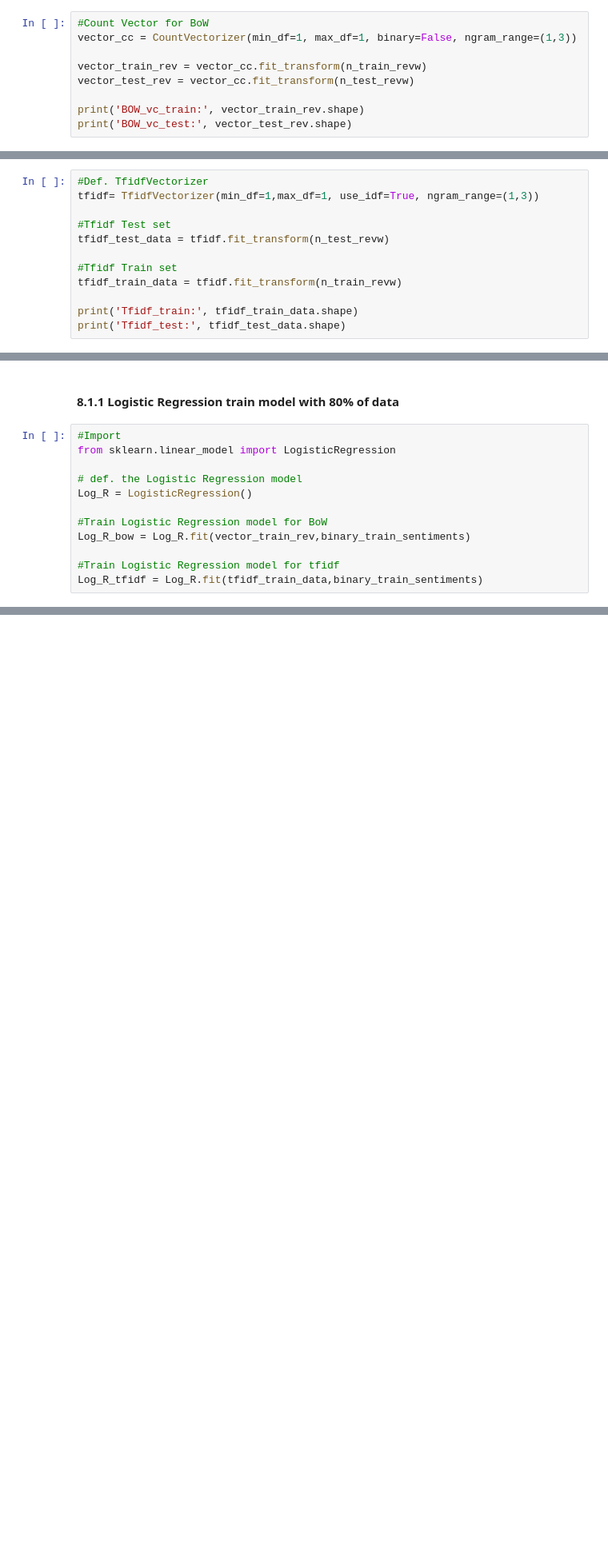
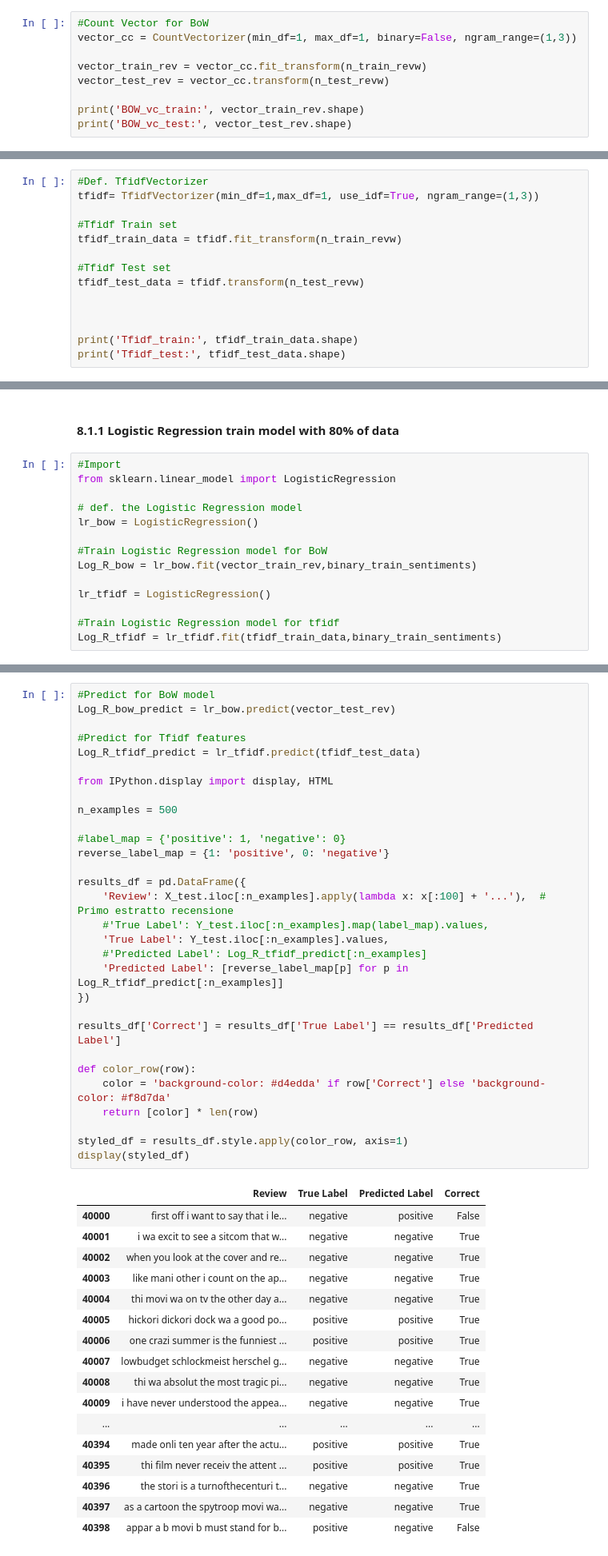
Before and after one commit to Sebaurzi02/Sentiment-Analysis-NLP-Model-Comparison, a Jupyter notebook: Sentiment_Analysis.ipynb, the cells around one changed output, grey strips where cells are left out. Shown: that part at 80% size. Saved outputs shown, nothing was run; the diff lists cells and outputs as text; blank space fills up the shorter version.

Commit message:
Fix Bug + Logistic Regression Results
rivedere meglio questi passaggi

```diff
--- a/Sentiment_Analysis.ipynb
+++ b/Sentiment_Analysis.ipynb
@@ -445,7 +445,7 @@ EX:
 vector_cc = CountVectorizer(min_df=1, max_df=1, binary=False, ngram_range=(1,3))
 
 vector_train_rev = vector_cc.fit_transform(n_train_revw)
-vector_test_rev = vector_cc.fit_transform(n_test_revw)
+vector_test_rev = vector_cc.transform(n_test_revw)
 
 print('BOW_vc_train:', vector_train_rev.shape)
 print('BOW_vc_test:', vector_test_rev.shape)
@@ -506,12 +506,14 @@ Where:
 #Def. TfidfVectorizer
 tfidf= TfidfVectorizer(min_df=1,max_df=1, use_idf=True, ngram_range=(1,3))
 
-#Tfidf Test set
-tfidf_test_data = tfidf.fit_transform(n_test_revw)
-
 #Tfidf Train set
 tfidf_train_data = tfidf.fit_transform(n_train_revw)
 
+#Tfidf Test set
+tfidf_test_data = tfidf.transform(n_test_revw)
+
+
+
 print('Tfidf_train:', tfidf_train_data.shape)
 print('Tfidf_test:', tfidf_test_data.shape)
 # %% [output]
@@ -687,10 +689,12 @@ aggiungere def logistic regression, successivamente e ripassarla....
 from sklearn.linear_model import LogisticRegression
 
 # def. the Logistic Regression model
-Log_R = LogisticRegression()
+lr_bow = LogisticRegression()
 
 #Train Logistic Regression model for BoW
-Log_R_bow = Log_R.fit(vector_train_rev,binary_train_sentiments)
+Log_R_bow = lr_bow.fit(vector_train_rev,binary_train_sentiments)
+
+lr_tfidf = LogisticRegression()
 
 #Train Logistic Regression model for tfidf
-Log_R_tfidf = Log_R.fit(tfidf_train_data,binary_train_sentiments)
+Log_R_tfidf = lr_tfidf.fit(tfidf_train_data,binary_train_sentiments)
@@ -696,0 +703,48 @@ Log_R_tfidf = Log_R.fit(tfidf_train_data,binary_train_sentiments)
+# %%
+#Predict for BoW model
+Log_R_bow_predict = lr_bow.predict(vector_test_rev)
+
+#Predict for Tfidf features
+Log_R_tfidf_predict = lr_tfidf.predict(tfidf_test_data)
+
+from IPython.display import display, HTML
+
+n_examples = 500
+
+#label_map = {'positive': 1, 'negative': 0}
+reverse_label_map = {1: 'positive', 0: 'negative'}
+
+results_df = pd.DataFrame({
+    'Review': X_test.iloc[:n_examples].apply(lambda x: x[:100] + '...'),  # Primo estratto recensione
+    #'True Label': Y_test.iloc[:n_examples].map(label_map).values,
+    'True Label': Y_test.iloc[:n_examples].values,
+    #'Predicted Label': Log_R_tfidf_predict[:n_examples]
+    'Predicted Label': [reverse_label_map[p] for p in Log_R_tfidf_predict[:n_examples]]
+})
+
+results_df['Correct'] = results_df['True Label'] == results_df['Predicted Label']
+
+def color_row(row):
+    color = 'background-color: #d4edda' if row['Correct'] else 'background-color: #f8d7da'
+    return [color] * len(row)
+
+styled_df = results_df.style.apply(color_row, axis=1)
+display(styled_df)
+# %% [output]
+|  | Review | True Label | Predicted Label | Correct |
+| 40000 | first off i want to say that i le... | negative | positive | False |
+| 40001 | i wa excit to see a sitcom that w... | negative | negative | True |
+| 40002 | when you look at the cover and re... | negative | negative | True |
+| 40003 | like mani other i count on the ap... | negative | negative | True |
+| 40004 | thi movi wa on tv the other day a... | negative | negative | True |
+| 40005 | hickori dickori dock wa a good po... | positive | positive | True |
+| 40006 | one crazi summer is the funniest ... | positive | positive | True |
+| 40007 | lowbudget schlockmeist herschel g... | negative | negative | True |
+| 40008 | thi wa absolut the most tragic pi... | negative | negative | True |
+| 40009 | i have never understood the appea... | negative | negative | True |
+| ... | ... | ... | ... | ... |
+| 40394 | made onli ten year after the actu... | positive | positive | True |
+| 40395 | thi film never receiv the attent ... | positive | positive | True |
+| 40396 | the stori is a turnofthecenturi t... | negative | negative | True |
+| 40397 | as a cartoon the spytroop movi wa... | negative | negative | True |
+| 40398 | appar a b movi b must stand for b... | positive | negative | False |
```
Also changed, not shown: parts of 4 cells of this notebook.
